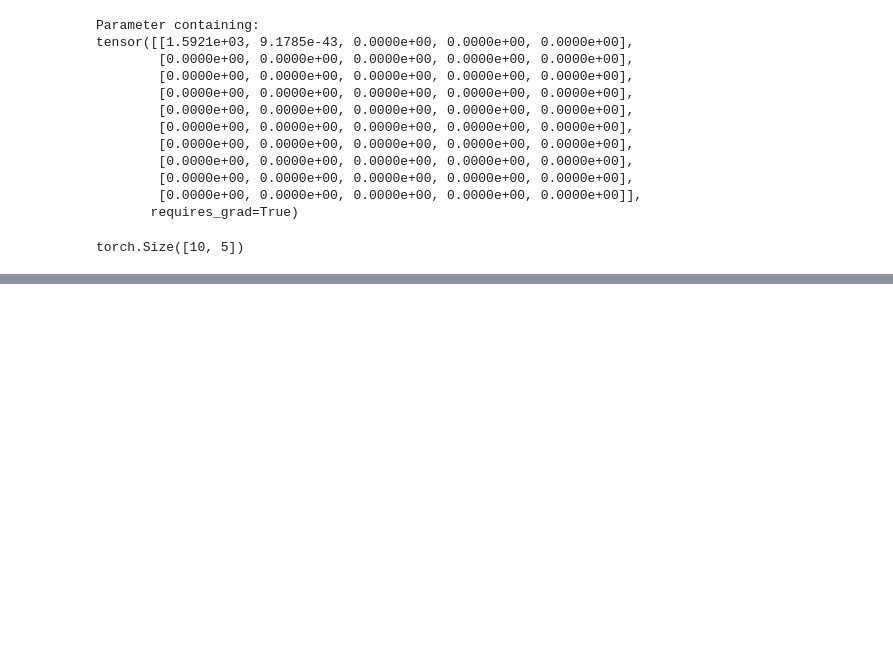
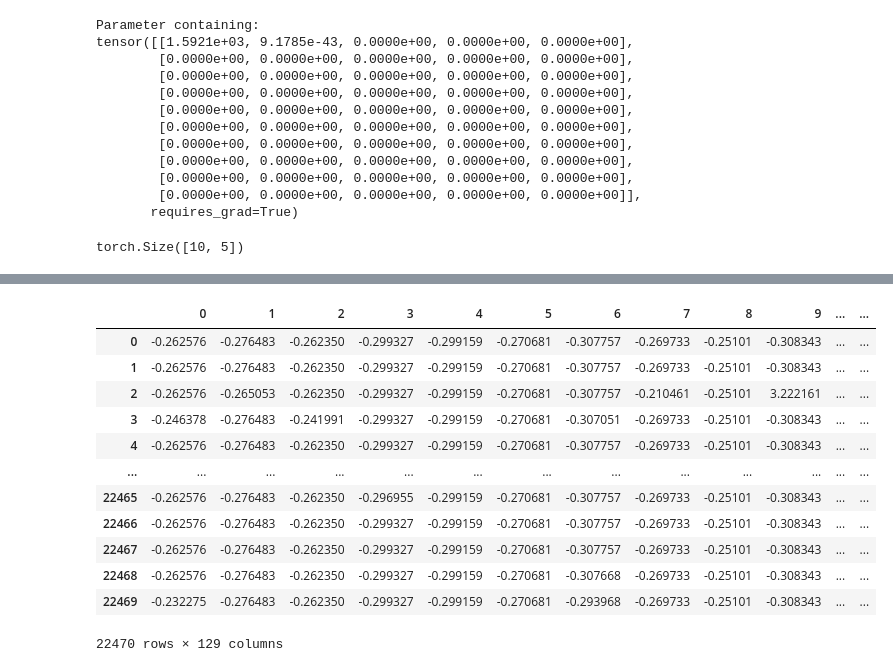
Before and after one commit to richieBao/USDA_special_study, a Jupyter notebook: code/temp_26.ipynb, the cells around one changed output, grey strips where cells are left out. Saved outputs shown, nothing was run; the diff lists cells and outputs as text; code cells hidden in the pictures; blank space fills up the shorter version.

```diff
--- a/code/temp_26.ipynb
+++ b/code/temp_26.ipynb
@@ -145,0 +196,25 @@ torch.Size([10, 5])
+# %%
+# Import dataset from PyTorch Geometric
+dataset = FacebookPagePage(root=r"C:\Users\richie\omen_richiebao\dataset")
+
+data = dataset[0]
+
+# Print information about the dataset
+print(f'Dataset: {dataset}')
+print('-----------------------')
+print(f'Number of graphs: {len(dataset)}')
+print(f'Number of nodes: {data.x.shape[0]}')
+print(f'Number of features: {dataset.num_features}')
+print(f'Number of classes: {dataset.num_classes}')
+
+# Print information about the graph
+print(f'\nGraph:')
+print('------')
+print(f'Edges are directed: {data.is_directed()}')
+print(f'Graph has isolated nodes: {data.has_isolated_nodes()}')
+print(f'Graph has loops: {data.has_self_loops()}')
+
+# Create masks
+data.train_mask = range(18000)
+data.val_mask = range(18001, 20000)
+data.test_mask = range(20001, 22470)
@@ -145,0 +234,18 @@ torch.Size([10, 5])
+# %%
+df_x = pd.DataFrame(data.x.numpy())
+df_x['label'] = pd.DataFrame(data.y)
+df_x
+# %% [output]
+|  | 0 | 1 | 2 | 3 | 4 | 5 | 6 | 7 | 8 | 9 | ... | ... |
+| 0 | -0.262576 | -0.276483 | -0.262350 | -0.299327 | -0.299159 | -0.270681 | -0.307757 | -0.269733 | -0.25101 | -0.308343 | ... | ... |
+| 1 | -0.262576 | -0.276483 | -0.262350 | -0.299327 | -0.299159 | -0.270681 | -0.307757 | -0.269733 | -0.25101 | -0.308343 | ... | ... |
+| 2 | -0.262576 | -0.265053 | -0.262350 | -0.299327 | -0.299159 | -0.270681 | -0.307757 | -0.210461 | -0.25101 | 3.222161 | ... | ... |
+| 3 | -0.246378 | -0.276483 | -0.241991 | -0.299327 | -0.299159 | -0.270681 | -0.307051 | -0.269733 | -0.25101 | -0.308343 | ... | ... |
+| 4 | -0.262576 | -0.276483 | -0.262350 | -0.299327 | -0.299159 | -0.270681 | -0.307757 | -0.269733 | -0.25101 | -0.308343 | ... | ... |
+| ... | ... | ... | ... | ... | ... | ... | ... | ... | ... | ... | ... | ... |
+| 22465 | -0.262576 | -0.276483 | -0.262350 | -0.296955 | -0.299159 | -0.270681 | -0.307757 | -0.269733 | -0.25101 | -0.308343 | ... | ... |
+| 22466 | -0.262576 | -0.276483 | -0.262350 | -0.299327 | -0.299159 | -0.270681 | -0.307757 | -0.269733 | -0.25101 | -0.308343 | ... | ... |
+| 22467 | -0.262576 | -0.276483 | -0.262350 | -0.299327 | -0.299159 | -0.270681 | -0.307757 | -0.269733 | -0.25101 | -0.308343 | ... | ... |
+| 22468 | -0.262576 | -0.276483 | -0.262350 | -0.299327 | -0.299159 | -0.270681 | -0.307668 | -0.269733 | -0.25101 | -0.308343 | ... | ... |
+| 22469 | -0.232275 | -0.276483 | -0.262350 | -0.299327 | -0.299159 | -0.270681 | -0.293968 | -0.269733 | -0.25101 | -0.308343 | ... | ... |
+22470 rows × 129 columns
```
Also changed, not shown: parts of 21 cells of this notebook, 7 other files.
